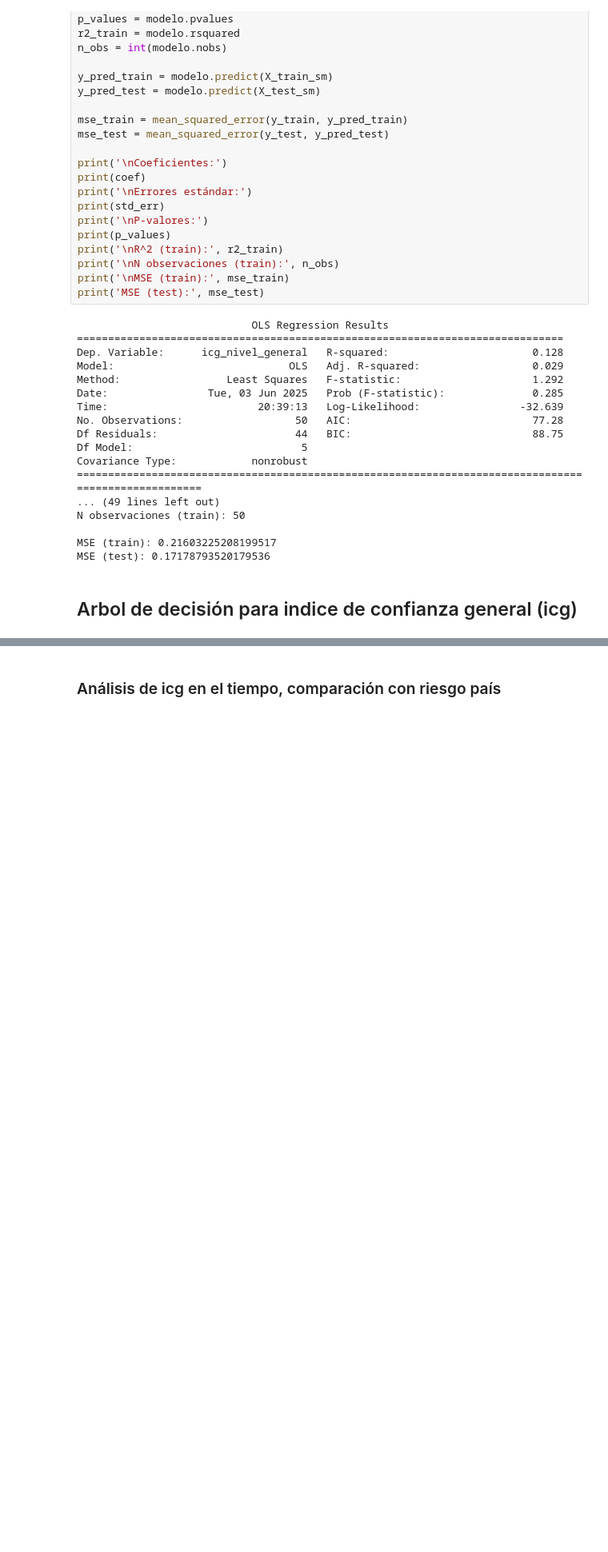
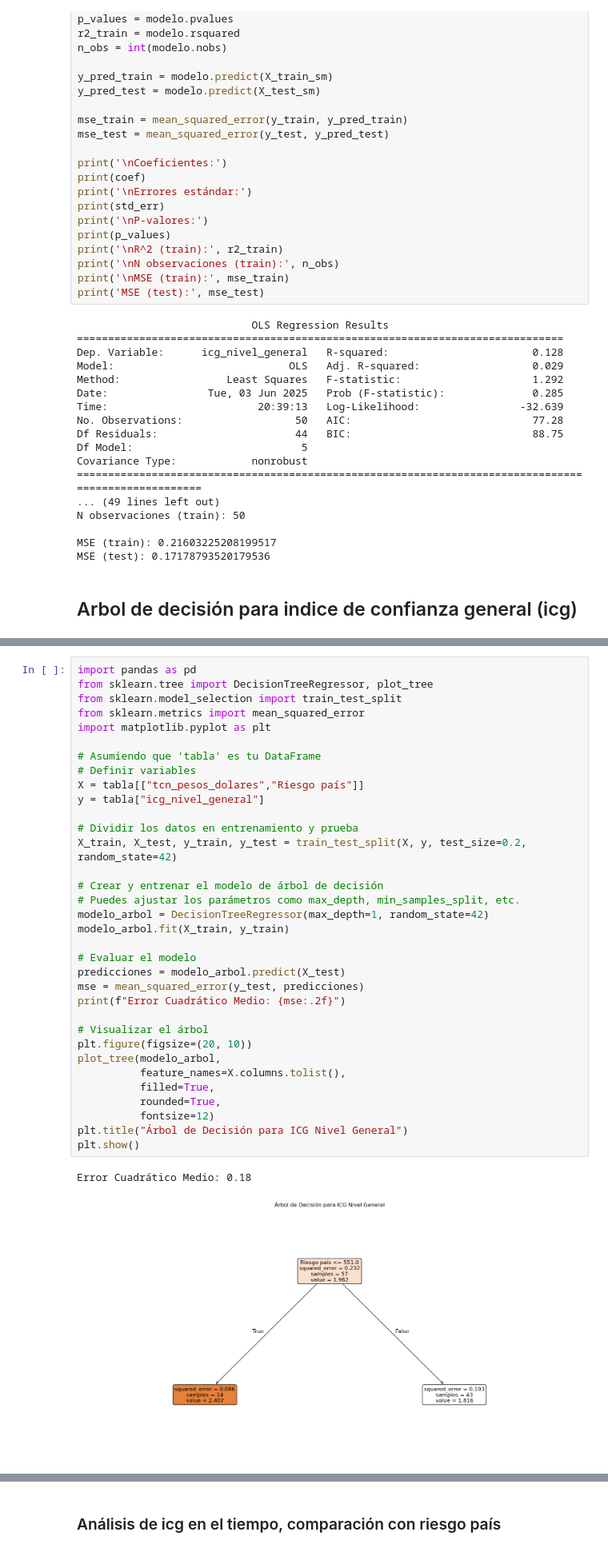
Before and after one commit to jtomasello247/ProyetctosTP, a Jupyter notebook: Predicción de confianza general.ipynb, the cells around one changed output, grey strips where cells are left out. Shown: that part at 80% size. Saved outputs shown, nothing was run; the diff lists cells and outputs as text; blank space fills up the shorter version.

```diff
--- a/Predicción de confianza general.ipynb
+++ b/Predicción de confianza general.ipynb
@@ -357,0 +485,37 @@ Error Cuadrático Medio: 0.19
+# %%
+import pandas as pd
+from sklearn.tree import DecisionTreeRegressor, plot_tree
+from sklearn.model_selection import train_test_split
+from sklearn.metrics import mean_squared_error
+import matplotlib.pyplot as plt
+
+# Asumiendo que 'tabla' es tu DataFrame
+# Definir variables
+X = tabla[["tcn_pesos_dolares","Riesgo país"]]
+y = tabla["icg_nivel_general"]
+
+# Dividir los datos en entrenamiento y prueba
+X_train, X_test, y_train, y_test = train_test_split(X, y, test_size=0.2, random_state=42)
+
+# Crear y entrenar el modelo de árbol de decisión
+# Puedes ajustar los parámetros como max_depth, min_samples_split, etc.
+modelo_arbol = DecisionTreeRegressor(max_depth=1, random_state=42)
+modelo_arbol.fit(X_train, y_train)
+
+# Evaluar el modelo
+predicciones = modelo_arbol.predict(X_test)
+mse = mean_squared_error(y_test, predicciones)
+print(f"Error Cuadrático Medio: {mse:.2f}")
+
+# Visualizar el árbol
+plt.figure(figsize=(20, 10))
+plot_tree(modelo_arbol,
+          feature_names=X.columns.tolist(),
+          filled=True,
+          rounded=True,
+          fontsize=12)
+plt.title("Árbol de Decisión para ICG Nivel General")
+plt.show()
+# %% [output]
+Error Cuadrático Medio: 0.18
+[figure, added]
```
Also changed, not shown: parts of 26 cells of this notebook, 4 other files.
